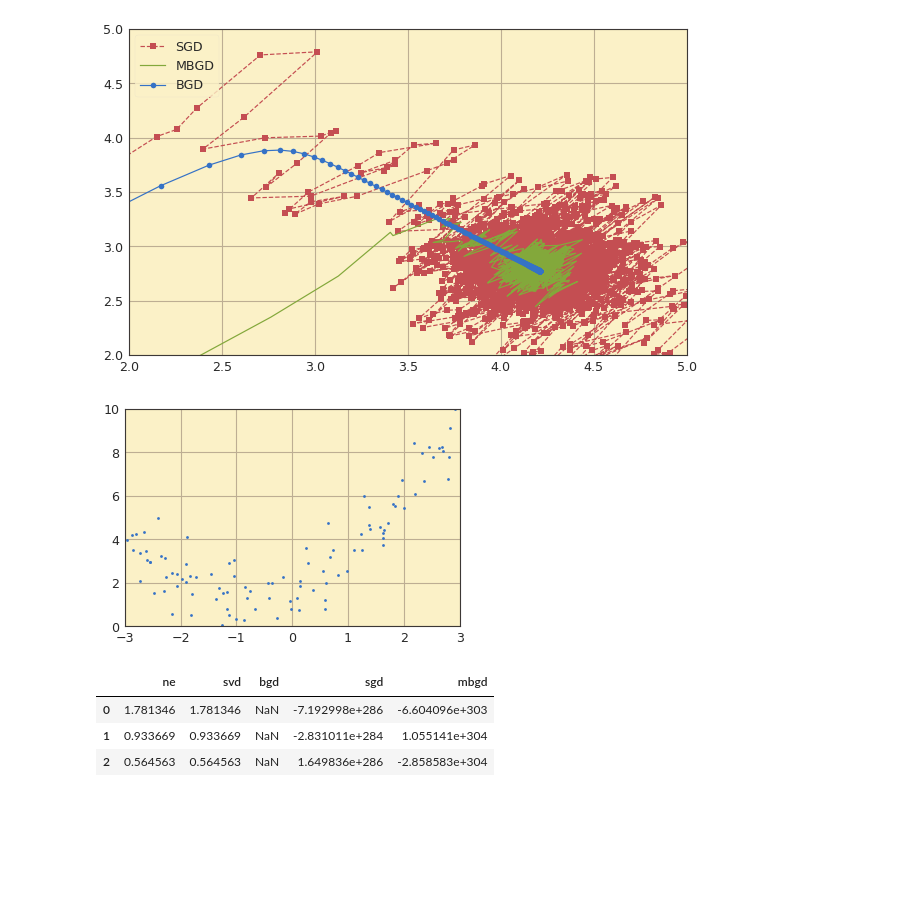
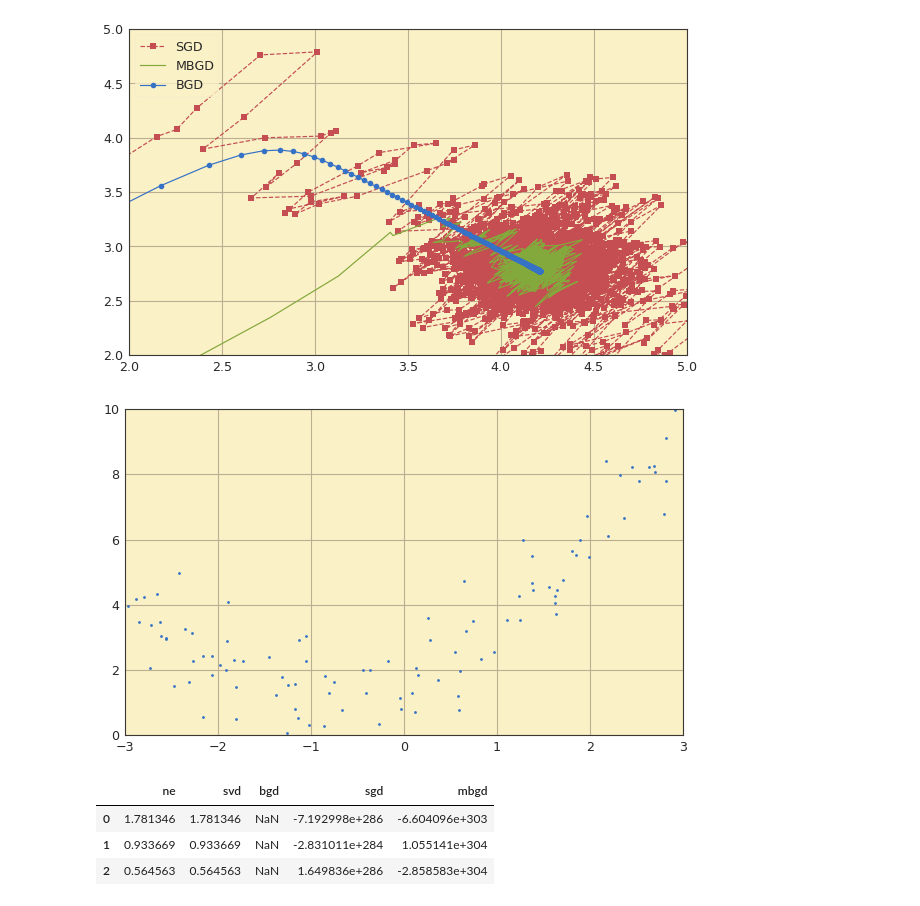
Before and after one commit to garcia-alex/ml-workflows, a Jupyter notebook: ch04.ipynb, the cells around one changed output. Drawn from its saved outputs; the diff is of its cells as text; code cells hidden in the pictures; blank space fills up the shorter version.

```diff
--- a/ch04.ipynb
+++ b/ch04.ipynb
@@ -136,11 +136,13 @@ plt.show()
 [figure]
 # %%
 X, y = generate_data([2, 1, 0.5], v=6, u=-3)
+
+plt.figure(figsize=(10, 6))
 plt.plot(X, y, 'b.')
 plt.axis([-3, 3, 0, 10])
 plt.show()
 # %% [output]
-[figure, old version]
+[figure, new version]
 # %%
 poly = PolynomialFeatures(degree=2, include_bias=False)
 X_ = poly.fit_transform(X)
```
Also changed, not shown: parts of 7 cells of this notebook, 2 other files.
